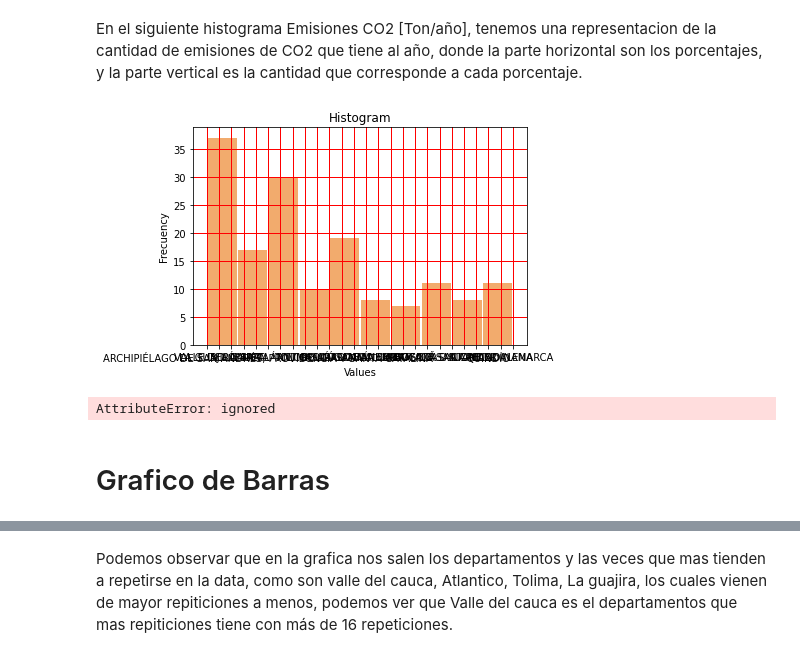
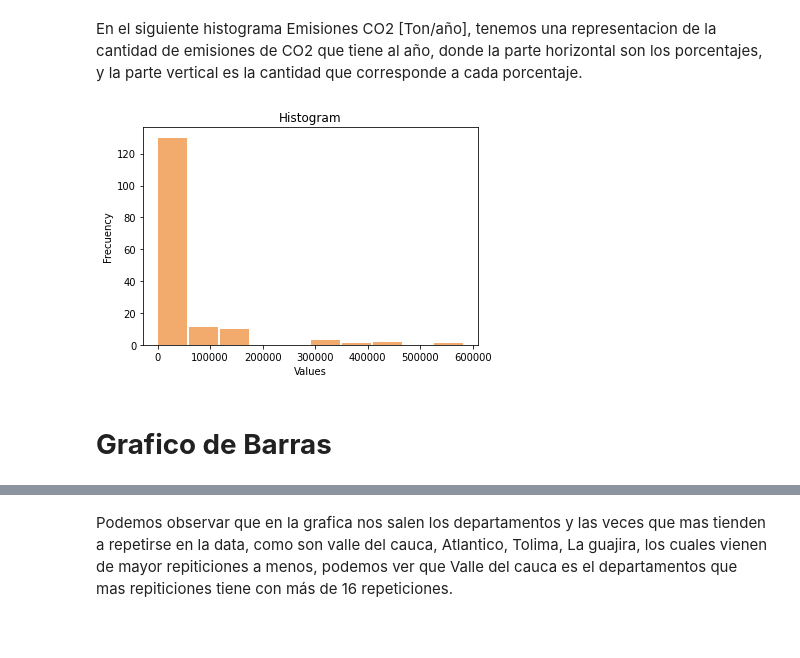
Before and after one commit to Zackperez/Parcial-1---Miner-a-de-datos, a Jupyter notebook: Parcial.ipynb, the cells around one changed output, grey strips where cells are left out. Cells and saved outputs as stored; diff of their text form; code cells hidden in the pictures.

```diff
--- a/Parcial.ipynb
+++ b/Parcial.ipynb
@@ -318,2 +368,0 @@ array(['URIBIA', 'YUMBO', 'SANTA ROSA', 'EL PASO', 'CASTILLA LA NUEVA',
-# %%
-data = data.replace({'Municipio': {'""':'casanare'}})
@@ -322,2 +369,4 @@ SyntaxError: ignored
 # %% [markdown]
 Podemos observar que al igual que en la columna **Departamento** al realizar el metodo unique en la columna **Municipio** esta nos muestra los resultados de los nombres de estos como por ejemplo: **URIBIA**, **MANATÍ**, **SOLEDAD** entre otros.
+# %%
+data.replace({'Municipio': {'""':'SANTA LUCIA'}}, inplace= True)
@@ -333,22 +432,12 @@ Un histograma es un gráfico que usa barras para simbolizar cómo se distribuye
 # %% [markdown]
 En el siguiente histograma Emisiones CO2 [Ton/año], tenemos una representacion de la cantidad de emisiones de CO2 que tiene al año, donde la parte horizontal son los porcentajes, y la parte vertical es la cantidad que corresponde a cada porcentaje.
 # %%
-plt.hist(x=data['Departamento'], color= '#F2AB6D', rwidth=0.95)
+plt.hist(x=data['Usuarios'], color= '#F2AB6D', rwidth=0.95)
 plt.xlabel("Values")
 plt.ylabel("Frecuency")
 plt.title("Histogram")
-plt.grid(color='r', linewidth=1)
 plt.show()
 # %% [output]
-[figure, old version]
+[figure, new version]
-# %%
-plt.hist(x=data['Municipio'], color= '#F2AB6D', rwidth=0.95)
-plt.xlabel("Values")
-plt.ylabel("Frecuency")
-plt.title("Histogram")
-plt.grid(color='r', linewidth=1)
-plt.show()
-# %% [output]
-AttributeError: ignored
 # %% [markdown]
-# Grafico de Barras
+# **Grafico de Barras**
```
Also changed, not shown: parts of 115 cells of this notebook.
